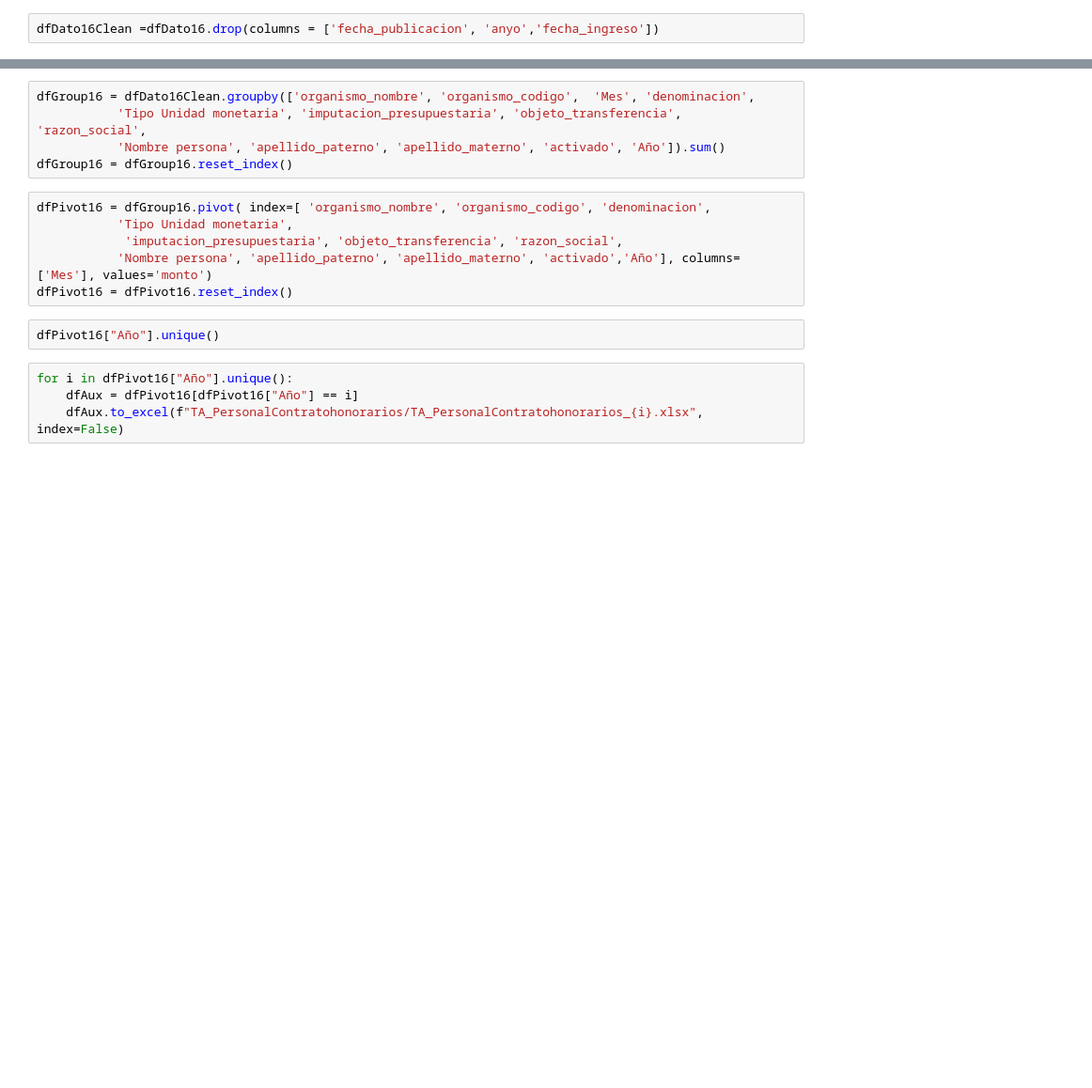
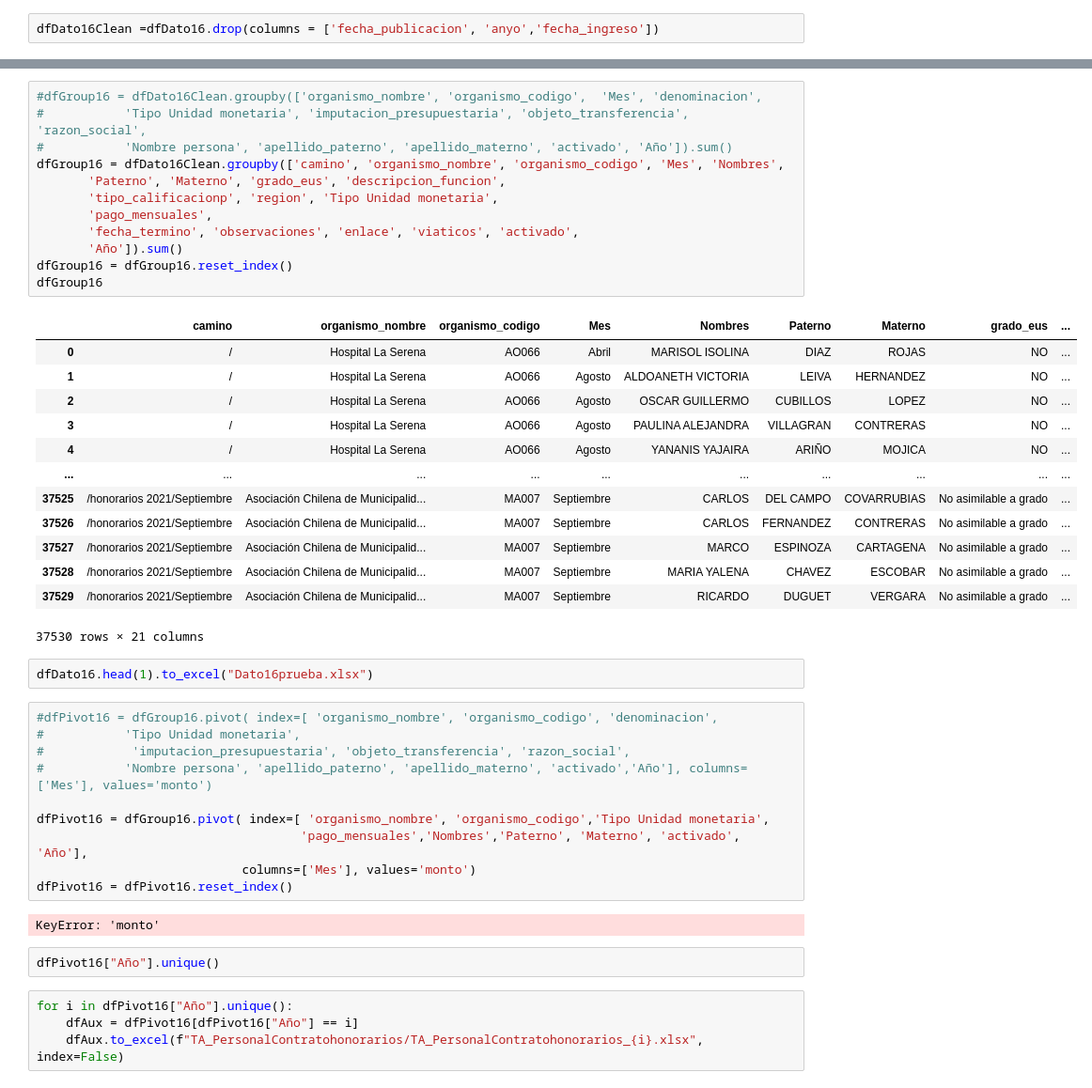
Before and after one commit to Sud-Austral/Transparencia_Activa, a Jupyter notebook: LogicaArchivosGrandes5.ipynb, the cells around one changed output, grey strips where cells are left out. Shown at 94% size. Cells and saved outputs as stored; diff of their text form; blank space fills up the shorter version.

```diff
--- a/LogicaArchivosGrandes5.ipynb
+++ b/LogicaArchivosGrandes5.ipynb
@@ -47,14 +109,43 @@ for i in dfDato16Clean["Año"].unique():
 # %%
-dfGroup16 = dfDato16Clean.groupby(['organismo_nombre', 'organismo_codigo',  'Mes', 'denominacion',
-           'Tipo Unidad monetaria', 'imputacion_presupuestaria', 'objeto_transferencia', 'razon_social',
-           'Nombre persona', 'apellido_paterno', 'apellido_materno', 'activado', 'Año']).sum()
+#dfGroup16 = dfDato16Clean.groupby(['organismo_nombre', 'organismo_codigo',  'Mes', 'denominacion',
+#           'Tipo Unidad monetaria', 'imputacion_presupuestaria', 'objeto_transferencia', 'razon_social',
+#           'Nombre persona', 'apellido_paterno', 'apellido_materno', 'activado', 'Año']).sum()
+dfGroup16 = dfDato16Clean.groupby(['camino', 'organismo_nombre', 'organismo_codigo', 'Mes', 'Nombres',
+       'Paterno', 'Materno', 'grado_eus', 'descripcion_funcion',
+       'tipo_calificacionp', 'region', 'Tipo Unidad monetaria',
+       'pago_mensuales',
+       'fecha_termino', 'observaciones', 'enlace', 'viaticos', 'activado',
+       'Año']).sum()
 dfGroup16 = dfGroup16.reset_index()
+dfGroup16
+# %% [output]
+|  | camino | organismo_nombre | organismo_codigo | Mes | Nombres | Paterno | Materno | grado_eus | ... |
+| 0 | / | Hospital La Serena | AO066 | Abril | MARISOL ISOLINA | DIAZ | ROJAS | NO | ... |
+| 1 | / | Hospital La Serena | AO066 | Agosto | ALDOANETH VICTORIA | LEIVA | HERNANDEZ | NO | ... |
+| 2 | / | Hospital La Serena | AO066 | Agosto | OSCAR GUILLERMO | CUBILLOS | LOPEZ | NO | ... |
+| 3 | / | Hospital La Serena | AO066 | Agosto | PAULINA ALEJANDRA | VILLAGRAN | CONTRERAS | NO | ... |
+| 4 | / | Hospital La Serena | AO066 | Agosto | YANANIS YAJAIRA | ARIÑO | MOJICA | NO | ... |
+| ... | ... | ... | ... | ... | ... | ... | ... | ... | ... |
+| 37525 | /honorarios 2021/Septiembre | Asociación Chilena de Municipalid... | MA007 | Septiembre | CARLOS | DEL CAMPO | COVARRUBIAS | No asimilable a grado | ... |
+| 37526 | /honorarios 2021/Septiembre | Asociación Chilena de Municipalid... | MA007 | Septiembre | CARLOS | FERNANDEZ | CONTRERAS | No asimilable a grado | ... |
+| 37527 | /honorarios 2021/Septiembre | Asociación Chilena de Municipalid... | MA007 | Septiembre | MARCO | ESPINOZA | CARTAGENA | No asimilable a grado | ... |
+| 37528 | /honorarios 2021/Septiembre | Asociación Chilena de Municipalid... | MA007 | Septiembre | MARIA YALENA | CHAVEZ | ESCOBAR | No asimilable a grado | ... |
+| 37529 | /honorarios 2021/Septiembre | Asociación Chilena de Municipalid... | MA007 | Septiembre | RICARDO | DUGUET | VERGARA | No asimilable a grado | ... |
+37530 rows × 21 columns
+# %%
+dfDato16.head(1).to_excel("Dato16prueba.xlsx")
 # %%
-dfPivot16 = dfGroup16.pivot( index=[ 'organismo_nombre', 'organismo_codigo', 'denominacion',
-           'Tipo Unidad monetaria',
-            'imputacion_presupuestaria', 'objeto_transferencia', 'razon_social',
-           'Nombre persona', 'apellido_paterno', 'apellido_materno', 'activado','Año'], columns=['Mes'], values='monto')
+#dfPivot16 = dfGroup16.pivot( index=[ 'organismo_nombre', 'organismo_codigo', 'denominacion',
+#           'Tipo Unidad monetaria',
+#            'imputacion_presupuestaria', 'objeto_transferencia', 'razon_social',
+#           'Nombre persona', 'apellido_paterno', 'apellido_materno', 'activado','Año'], columns=['Mes'], values='monto')
+
+dfPivot16 = dfGroup16.pivot( index=[ 'organismo_nombre', 'organismo_codigo','Tipo Unidad monetaria',
+                                    'pago_mensuales','Nombres','Paterno', 'Materno', 'activado', 'Año'],
+                            columns=['Mes'], values='monto')
 dfPivot16 = dfPivot16.reset_index()
+# %% [output]
+KeyError: 'monto'
 # %%
 dfPivot16["Año"].unique()
 # %%
```
Also changed, not shown: parts of 7 cells of this notebook, 9 other files.
